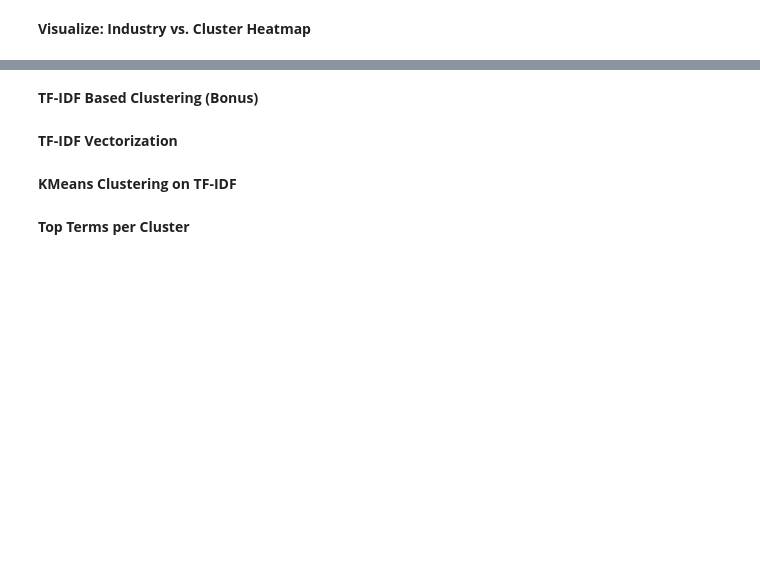
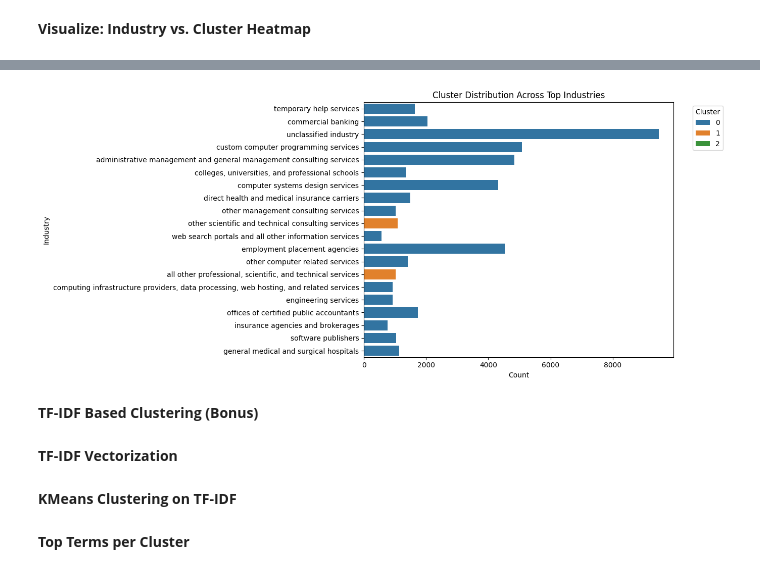
Before and after one commit to 616797/ad688-employability-sp25A1-group1, a Jupyter notebook: ml_methods.ipynb, the cells around one changed output, grey strips where cells are left out. Drawn from its saved outputs; the diff is of its cells as text; code cells hidden in the pictures; blank space fills up the shorter version.

```diff
--- a/ml_methods.ipynb
+++ b/ml_methods.ipynb
@@ -136,3 +140,25 @@ plt.show()
+# %%
+# Ensure 'cluster' is treated as a category with all possible clusters
+df['cluster'] = pd.Categorical(df['cluster'])
+
+# Optional: define all expected cluster labels explicitly (0, 1, 2, etc.)
+df['cluster'] = df['cluster'].cat.set_categories([0, 1, 2])  # <-- include all known clusters
+
+# Get top industries by count
+top_industries = df['NAICS_2022_6_NAME'].value_counts().head(20).index
+top_df = df[df['NAICS_2022_6_NAME'].isin(top_industries)]
+
+# Plot
+plt.figure(figsize=(14, 6))
+sns.countplot(data=top_df, y='NAICS_2022_6_NAME', hue='cluster', palette='tab10')
+plt.title("Cluster Distribution Across Top Industries")
+plt.xlabel("Count")
+plt.ylabel("Industry")
+plt.legend(title='Cluster', bbox_to_anchor=(1.05, 1), loc='upper left')
+plt.tight_layout()
+plt.show()
+# %% [output]
+[figure, added]
 # %% [markdown]
 **TF-IDF Based Clustering (Bonus)**
 # %%
```
Also changed, not shown: parts of 8 cells of this notebook.
